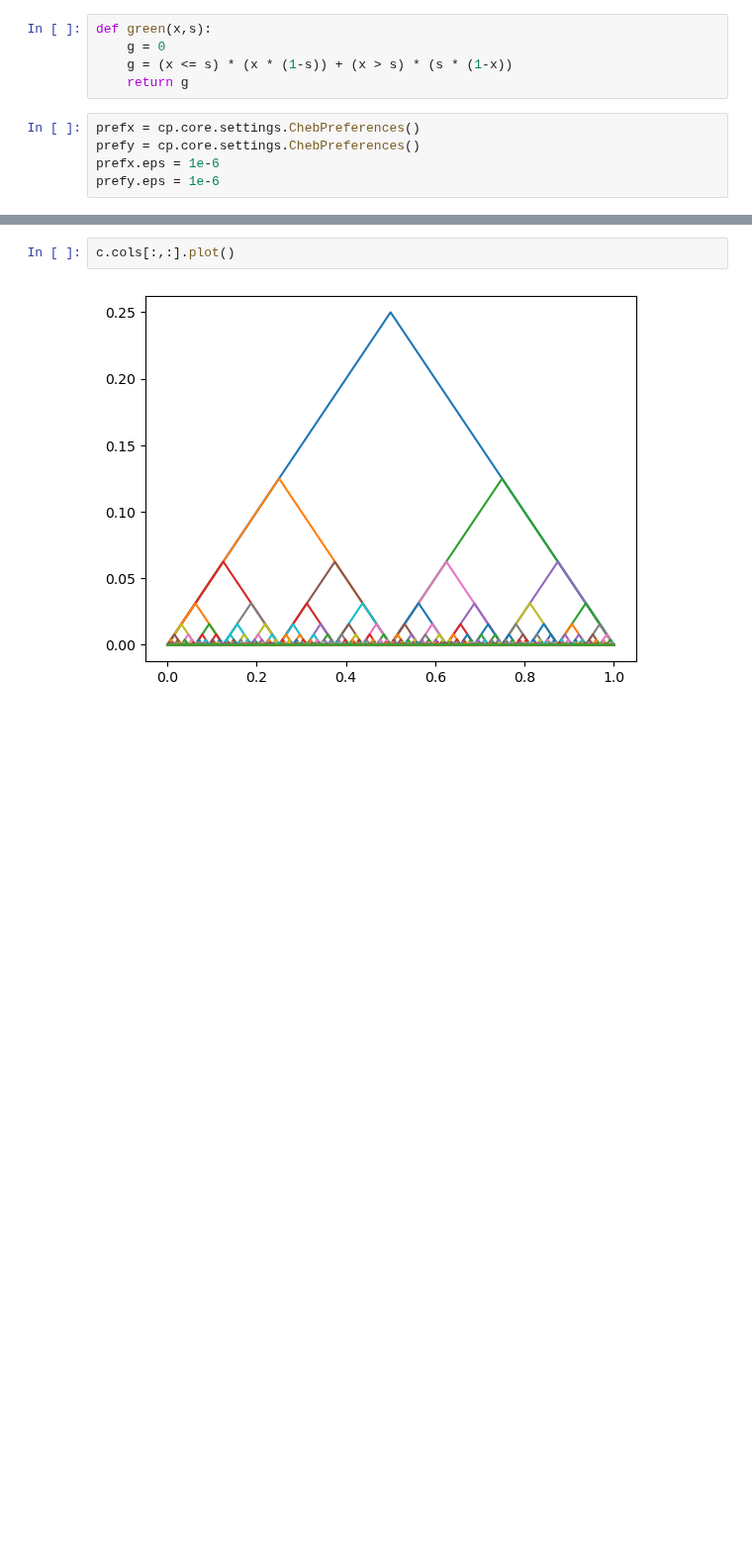
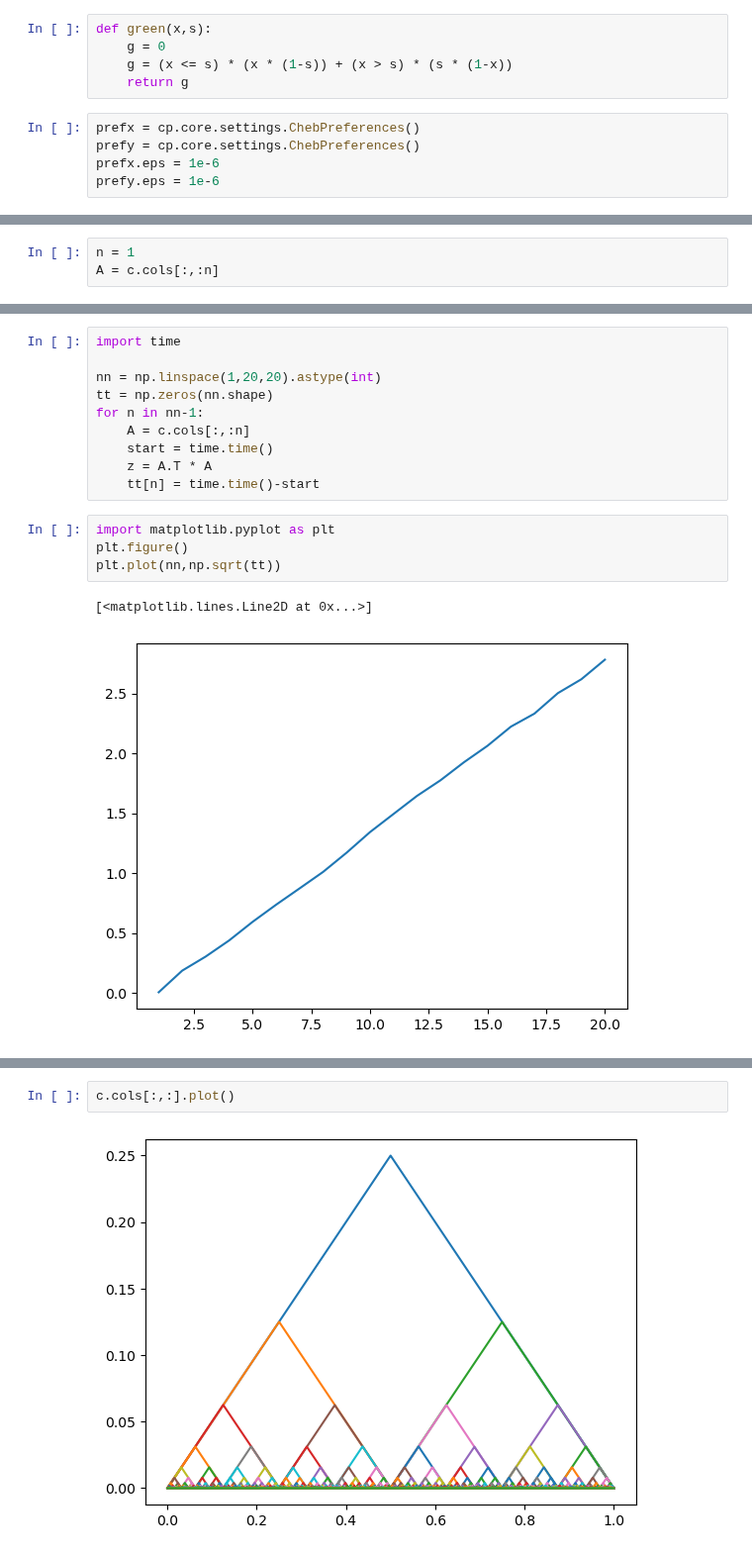
Before and after one commit to hsharsh/chebgreen, a Jupyter notebook: main/chebpy2.ipynb, the cells around one changed output, grey strips where cells are left out. Shown at 99% size. Cells and saved outputs as stored; diff of their text form; blank space fills up the shorter version.

```diff
--- a/main/chebpy2.ipynb
+++ b/main/chebpy2.ipynb
@@ -40,0 +21,3 @@ array([[-6.93889390e-18, -1.35224430e-09,  2.71638701e-10,
+# %%
+n = 1
+A = c.cols[:,:n]
@@ -40,0 +30,17 @@ array([[-6.93889390e-18, -1.35224430e-09,  2.71638701e-10,
+# %%
+import time
+
+nn = np.linspace(1,20,20).astype(int)
+tt = np.zeros(nn.shape)
+for n in nn-1:
+    A = c.cols[:,:n]
+    start = time.time()
+    z = A.T * A
+    tt[n] = time.time()-start
+# %%
+import matplotlib.pyplot as plt
+plt.figure()
+plt.plot(nn,np.sqrt(tt))
+# %% [output]
+[<matplotlib.lines.Line2D at 0x...>]
+[figure, added]
```
Also changed, not shown: parts of 13 cells of this notebook, 4 other files.
